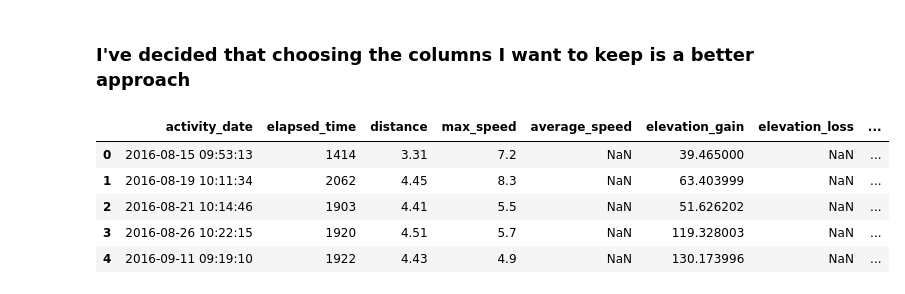
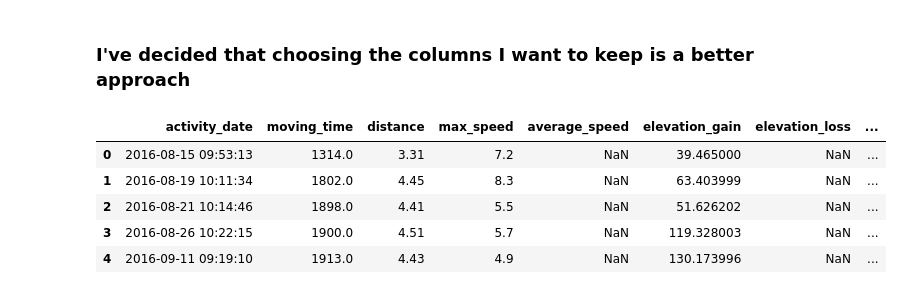
Before and after one commit to azaidrahman/Running-Analysis, a Jupyter notebook: Analysis/activities_analysis.ipynb, the cells around one changed output. Saved outputs shown, nothing was run; the diff lists cells and outputs as text; code cells hidden in the pictures.

```diff
--- a/Analysis/activities_analysis.ipynb
+++ b/Analysis/activities_analysis.ipynb
@@ -68,3 +64,0 @@ df = df.dropna(axis=1,how='all')
-# %%
-df = df[df.activity_type == 'Run']
-df.info()
@@ -333,16 +313,16 @@ dtype: int64
 # %% [markdown]
 ### I've decided that choosing the columns I want to keep is a better approach
 # %%
-columns_keep = ['activity_date','elapsed_time','distance','max_speed','average_speed','elevation_gain','elevation_loss','elevation_low','elevation_high','max_grade','average_grade','max_heart_rate','average_heart_rate','total_steps']
+columns_keep = ['activity_date','moving_time','distance','max_speed','average_speed','elevation_gain','elevation_loss','elevation_low','elevation_high','max_grade','average_grade','max_heart_rate','average_heart_rate','total_steps']
 df = df.loc[:,columns_keep]
 df.head()
 # %% [output]
-|  | activity_date | elapsed_time | distance | max_speed | average_speed | elevation_gain | elevation_loss | ... |
-| 0 | 2016-08-15 09:53:13 | 1414 | 3.31 | 7.2 | NaN | 39.465000 | NaN | ... |
-| 1 | 2016-08-19 10:11:34 | 2062 | 4.45 | 8.3 | NaN | 63.403999 | NaN | ... |
-| 2 | 2016-08-21 10:14:46 | 1903 | 4.41 | 5.5 | NaN | 51.626202 | NaN | ... |
-| 3 | 2016-08-26 10:22:15 | 1920 | 4.51 | 5.7 | NaN | 119.328003 | NaN | ... |
-| 4 | 2016-09-11 09:19:10 | 1922 | 4.43 | 4.9 | NaN | 130.173996 | NaN | ... |
+|  | activity_date | moving_time | distance | max_speed | average_speed | elevation_gain | elevation_loss | ... |
+| 0 | 2016-08-15 09:53:13 | 1314.0 | 3.31 | 7.2 | NaN | 39.465000 | NaN | ... |
+| 1 | 2016-08-19 10:11:34 | 1802.0 | 4.45 | 8.3 | NaN | 63.403999 | NaN | ... |
+| 2 | 2016-08-21 10:14:46 | 1898.0 | 4.41 | 5.5 | NaN | 51.626202 | NaN | ... |
+| 3 | 2016-08-26 10:22:15 | 1900.0 | 4.51 | 5.7 | NaN | 119.328003 | NaN | ... |
+| 4 | 2016-09-11 09:19:10 | 1913.0 | 4.43 | 4.9 | NaN | 130.173996 | NaN | ... |
 # %%
 df.info()
 # %% [output]
```
Also changed, not shown: parts of 21 cells of this notebook.
